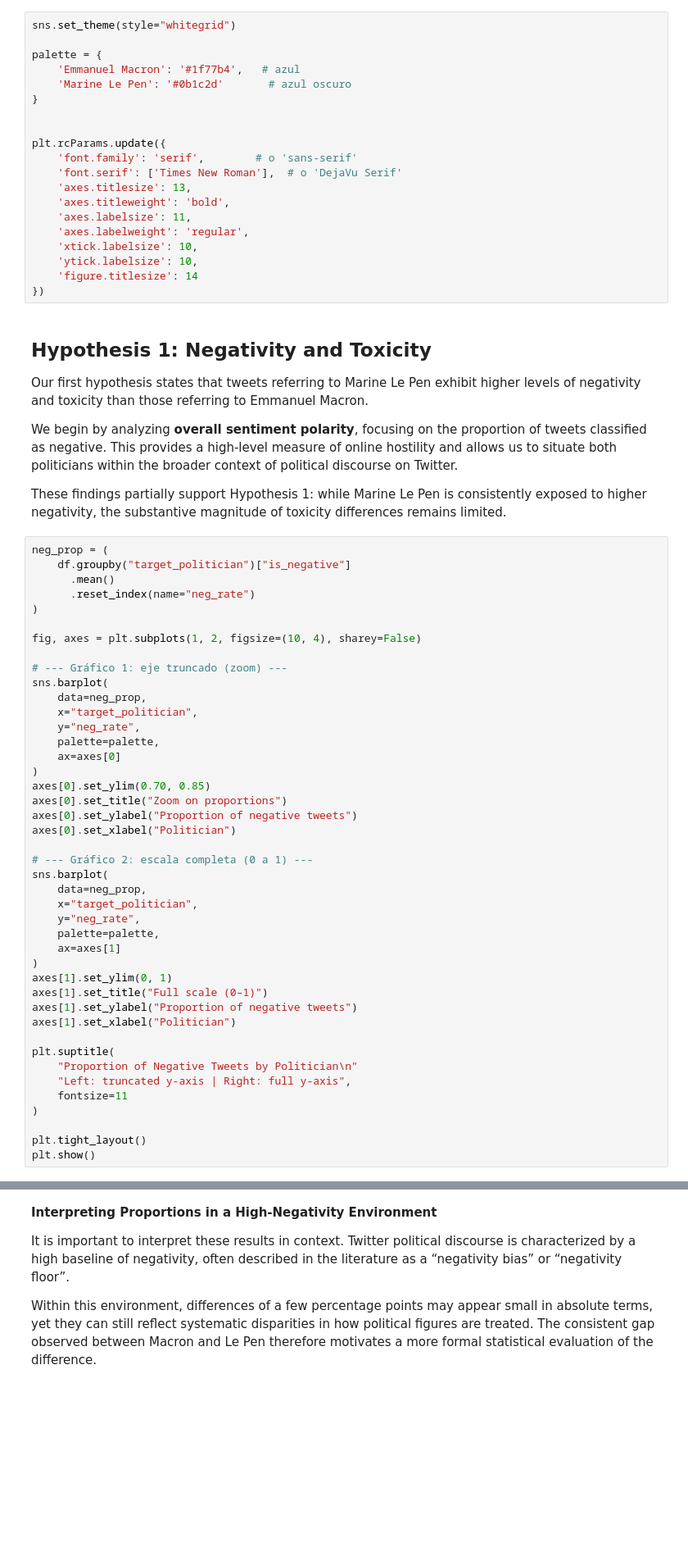
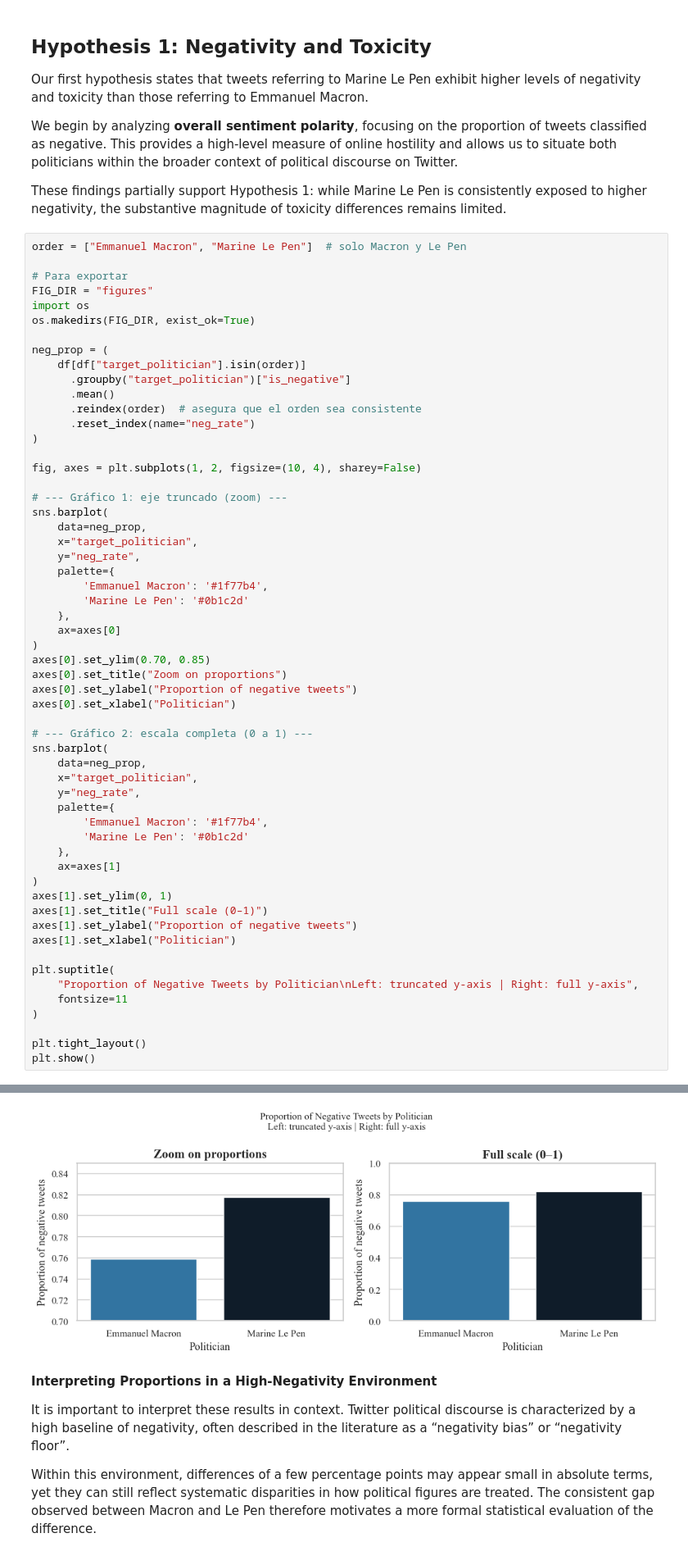
Before and after one commit to micagonzdark/ComputationalSocialSciences, a Jupyter notebook: project/data_analysis.ipynb, the cells around one changed output, grey strips where cells are left out. Shown at 82% size. Saved outputs shown, nothing was run; the diff lists cells and outputs as text; blank space fills up the shorter version.

```diff
--- a/project/data_analysis.ipynb
+++ b/project/data_analysis.ipynb
@@ -371,23 +366,3 @@ df
-# %%
-sns.set_theme(style="whitegrid")
-
-palette = {
-    'Emmanuel Macron': '#1f77b4',   # azul
-    'Marine Le Pen': '#0b1c2d'       # azul oscuro
-}
-
-
-plt.rcParams.update({
-    'font.family': 'serif',        # o 'sans-serif'
-    'font.serif': ['Times New Roman'],  # o 'DejaVu Serif'
-    'axes.titlesize': 13,
-    'axes.titleweight': 'bold',
-    'axes.labelsize': 11,
-    'axes.labelweight': 'regular',
-    'xtick.labelsize': 10,
-    'ytick.labelsize': 10,
-    'figure.titlesize': 14
-})
 # %% [markdown]
 ## Hypothesis 1: Negativity and Toxicity
 
@@ -401,9 +376,18 @@ us to situate both politicians within the broader context of political discourse
 These findings partially support Hypothesis 1: while Marine Le Pen is consistently exposed
 to higher negativity, the substantive magnitude of toxicity differences remains limited.
 # %%
+order = ["Emmanuel Macron", "Marine Le Pen"]  # solo Macron y Le Pen
+
+# Para exportar
+FIG_DIR = "figures"
+import os
+os.makedirs(FIG_DIR, exist_ok=True)
+
 neg_prop = (
-    df.groupby("target_politician")["is_negative"]
+    df[df["target_politician"].isin(order)]
+      .groupby("target_politician")["is_negative"]
       .mean()
+      .reindex(order)  # asegura que el orden sea consistente
       .reset_index(name="neg_rate")
 )
 
@@ -414,7 +398,10 @@ sns.barplot(
     data=neg_prop,
     x="target_politician",
     y="neg_rate",
-    palette=palette,
+    palette={
+        'Emmanuel Macron': '#1f77b4',
+        'Marine Le Pen': '#0b1c2d'
+    },
     ax=axes[0]
 )
 axes[0].set_ylim(0.70, 0.85)
@@ -427,7 +414,10 @@ sns.barplot(
     data=neg_prop,
     x="target_politician",
     y="neg_rate",
-    palette=palette,
+    palette={
+        'Emmanuel Macron': '#1f77b4',
+        'Marine Le Pen': '#0b1c2d'
+    },
     ax=axes[1]
 )
 axes[1].set_ylim(0, 1)
@@ -436,10 +426,10 @@ axes[1].set_ylabel("Proportion of negative tweets")
 axes[1].set_xlabel("Politician")
 
 plt.suptitle(
-    "Proportion of Negative Tweets by Politician\n"
-    "Left: truncated y-axis | Right: full y-axis",
+    "Proportion of Negative Tweets by Politician\nLeft: truncated y-axis | Right: full y-axis",
     fontsize=11
 )
 
 plt.tight_layout()
 plt.show()
+# %% [output]
@@ -446,3 +443,4 @@ plt.show()
+[figure, added]
 # %% [markdown]
 **Interpreting Proportions in a High-Negativity Environment**
 
```
Also changed, not shown: parts of 98 cells of this notebook, 1 other file.
